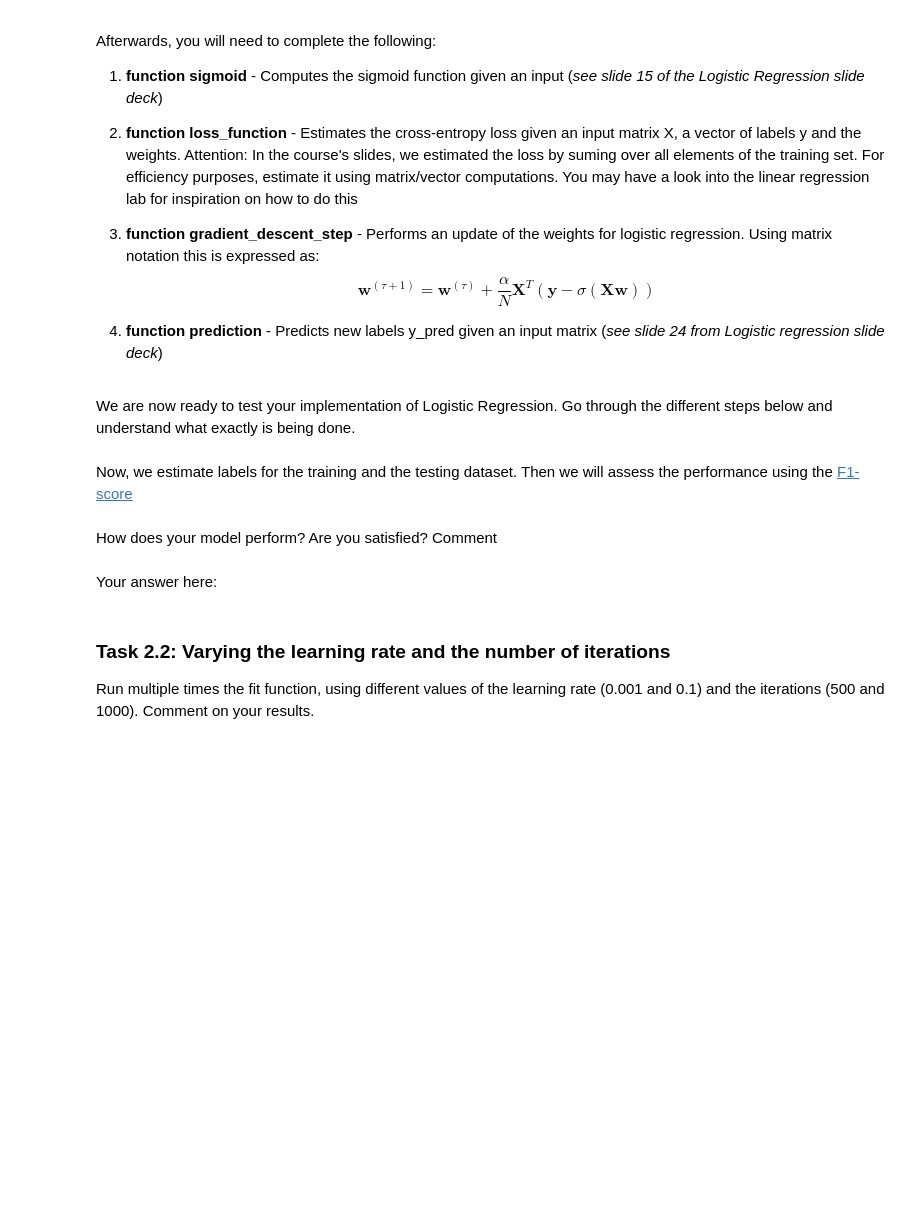
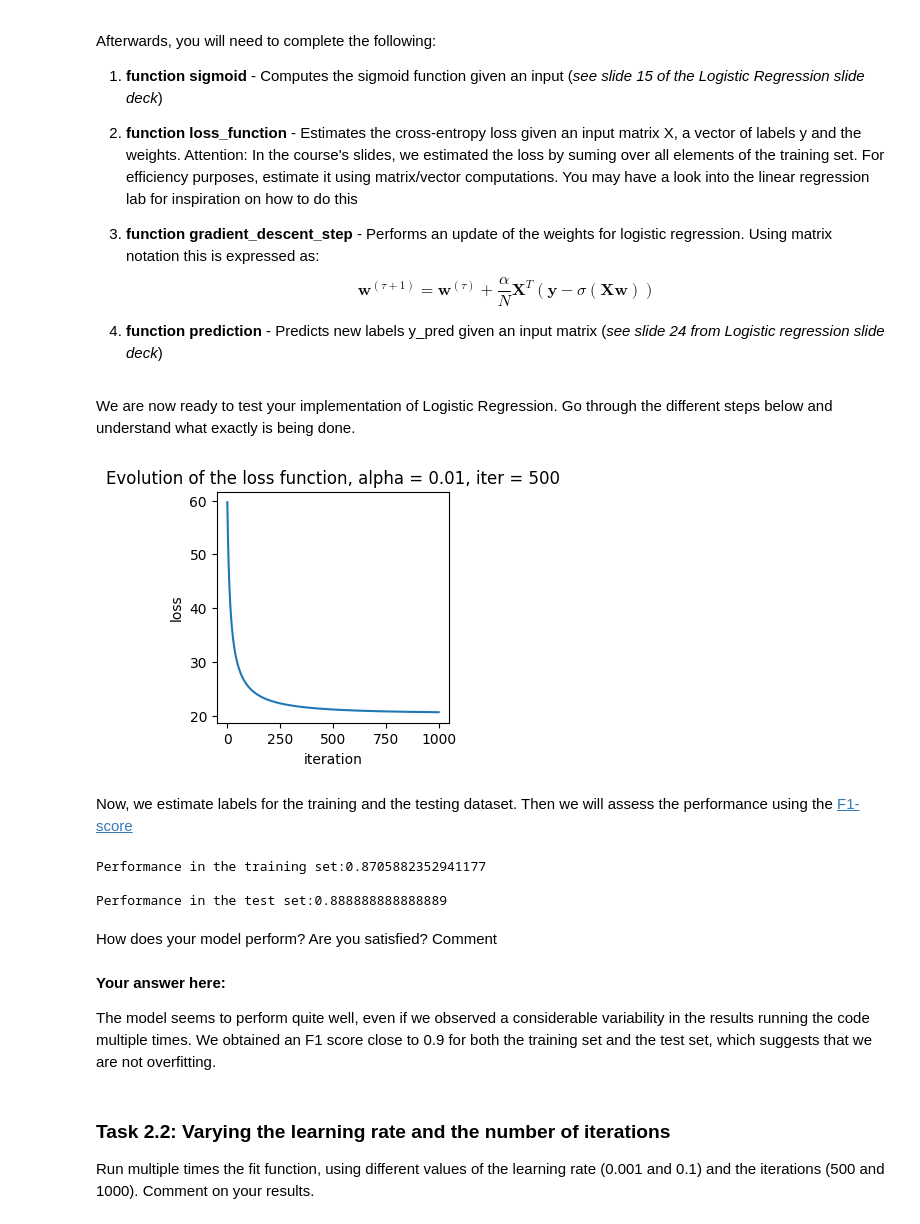
Before and after one commit to malis-course/MALIS, a Jupyter notebook: labs/lab2/lr/log_reg_solver.ipynb, the cells around one changed output. Cells and saved outputs as stored; diff of their text form; code cells hidden in the pictures; blank space fills up the shorter version.

```diff
--- a/labs/lab2/lr/log_reg_solver.ipynb
+++ b/labs/lab2/lr/log_reg_solver.ipynb
@@ -68,6 +70,12 @@ def standardize(X, mean = None, stdev = None):
     stdev - standard deviation of the data
     '''
     #YOUR CODE HERE
+    if mean is None:
+        mean = np.mean(X, axis=0)
+    if stdev is None:
+        stdev = np.std(X, axis=0)
+
+    X_stand = np.divide(np.subtract(X, mean), stdev)
 
     return X_stand, mean, stdev
 # %% [markdown]
@@ -123,6 +131,8 @@ class LogisticRegression:
         1/(1+exp(-z))
         '''
         # YOUR CODE HERE
+        sig = np.divide(1, np.exp(-z) + 1)
+
         return sig
 
     def loss_function(self,X,y,w):
@@ -140,15 +150,19 @@ class LogisticRegression:
 
         #1) Estimate Xw
         #YOUR CODE HERE
+        Xw = X @ w
 
         #2) Estimate sigmoid of Xw
          #YOUR CODE HERE
+        sig = self.sigmoid(Xw)
 
         #3) estimate log(sig) and log(1-sig)
          #YOUR CODE HERE
+        log_sig = np.log(sig)
+        log_one_min_sig = np.log(1 - sig)
 
         #4) Combine point 3 with the labels and sum over all elements to obtain the final estimate
-        loss =  #YOUR CODE HERE
+        loss = - np.sum(y * log_sig + (1-y) * log_one_min_sig) #YOUR CODE HERE
 
         return loss
 
@@ -164,7 +178,10 @@ class LogisticRegression:
         Updated weights
         '''
 
-        w = #YOUR CODE HERE
+        #YOUR CODE HERE
+        Xw = X @ w
+        sig = self.sigmoid(Xw)
+        w = w + np.divide(alpha, len(y)) * X.T @ (y - sig)
 
         return w
 
@@ -209,12 +226,15 @@ class LogisticRegression:
         '''
         #1) Reformat the matrix X
         #YOUR CODE HEREX)
+        X = self.initialize_X(X)
 
         #2) Estimate Xweights
         #YOUR CODE HERE
+        Xweights = X @ self.weights
 
         #3) Use slide 24 from the slide deck to assign the labels y
         #YOUR CODE HERE
+        y_pred = Xweights > 0 # -> [0, 1]
 
         return y_pred.astype(int)
 # %% [markdown]
@@ -237,7 +257,9 @@ y_te = y_te.reshape((len(X_te),1))
 #We fit the model using a learning rate of 0.01 and 500 iterations
 values = logistic.fit(X_tr,y_tr, 0.01, 500)
 # %%
-plot_loss('Evolution of the loss function, alpha = 0.1, iter = 500', values)
+plot_loss('Evolution of the loss function, alpha = 0.01, iter = 500', values)
+# %% [output]
+[figure, added]
 # %% [markdown]
 Now, we estimate labels for the training and the testing dataset. Then we will assess the performance using the [F1-score](https://scikit-learn.org/stable/modules/generated/sklearn.metrics.f1_score.html)
 # %%
@@ -246,10 +268,16 @@ y_test_pred = logistic.predict(X_te)
 
 print(f'Performance in the training set:{f1_score(y_tr, y_train_pred)}\n')
 print(f'Performance in the test set:{f1_score(y_te, y_test_pred)}\n')
+# %% [output]
+Performance in the training set:0.8705882352941177
+
+Performance in the test set:0.888888888888889
 # %% [markdown]
 How does your model perform? Are you satisfied? Comment
 # %% [markdown]
-Your answer here:
+__Your answer here:__
+
+The model seems to perform quite well, even if we observed a considerable variability in the results running the code multiple times. We obtained an F1 score close to 0.9 for both the training set and the test set, which suggests that we are not overfitting.
 # %% [markdown]
 ### Task 2.2: Varying the learning rate and the number of iterations
 Run multiple times the fit function, using different values of the learning rate (0.001 and 0.1) and the iterations (500 and 1000). Comment on your results.
```
Also changed, not shown: parts of 6 cells of this notebook.
